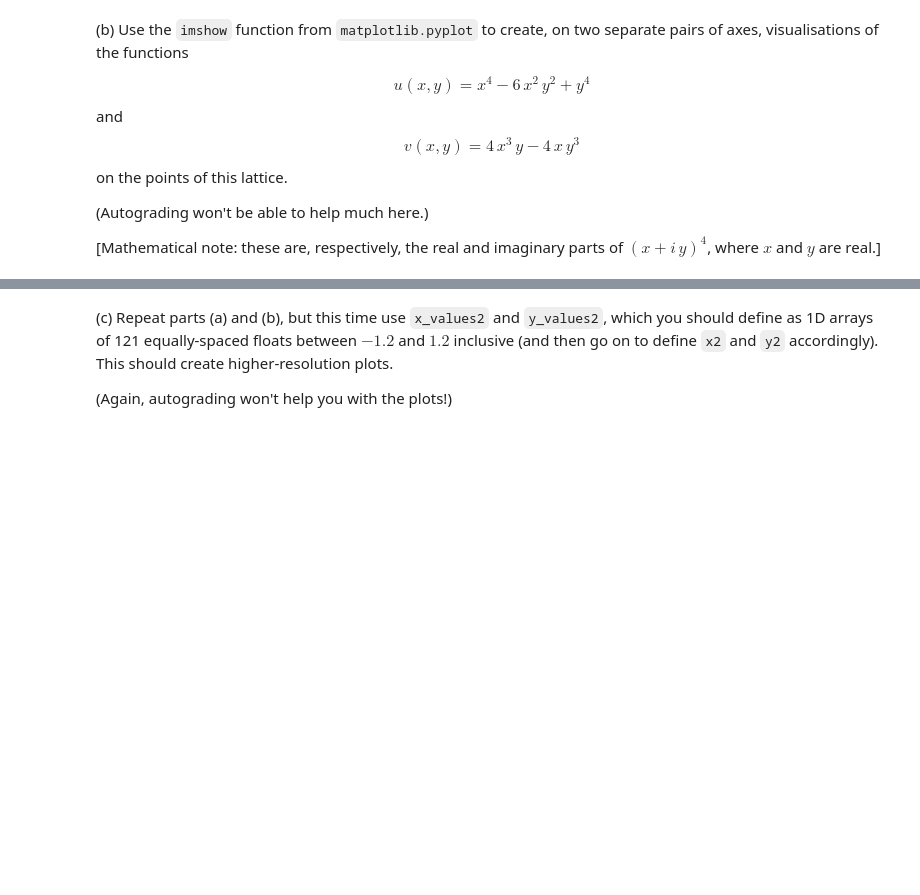
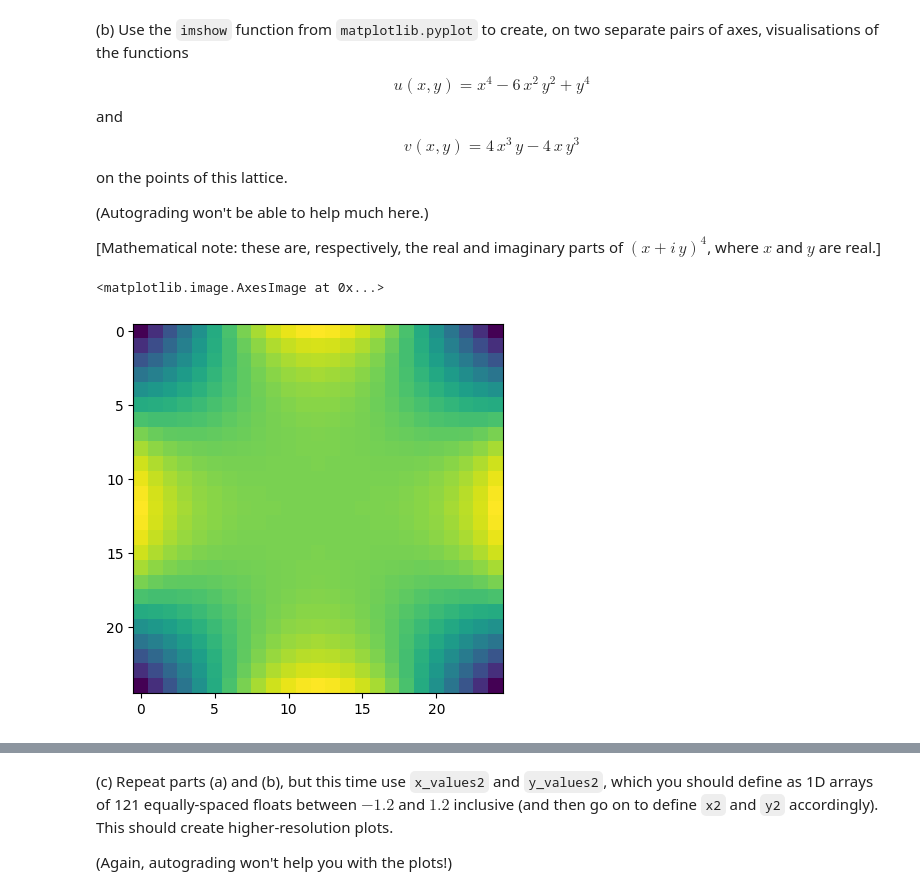
Before and after one commit to Imperial-MATH40006/math40006-2022-23-term2-week4-fkaner0, a Jupyter notebook: term2week4.ipynb, the cells around one changed output, grey strips where cells are left out. Saved outputs shown, nothing was run; the diff lists cells and outputs as text; code cells hidden in the pictures; blank space fills up the shorter version.

```diff
--- a/term2week4.ipynb
+++ b/term2week4.ipynb
@@ -256,7 +256,10 @@ on the points of this lattice.
 
 [Mathematical note: these are, respectively, the real and imaginary parts of $(x+i\,y)^4$, where $x$ and $y$ are real.]
 # %%
-# Cell for first plot
-# YOUR CODE HERE
-raise NotImplementedError()
+u = x1**4 - 6 * x1**2 * y1**2 + y1**4
+
+plt.imshow(u)
+# %% [output]
+<matplotlib.image.AxesImage at 0x...>
+[figure, added]
 # %%
```
Also changed, not shown: parts of 15 cells of this notebook.
